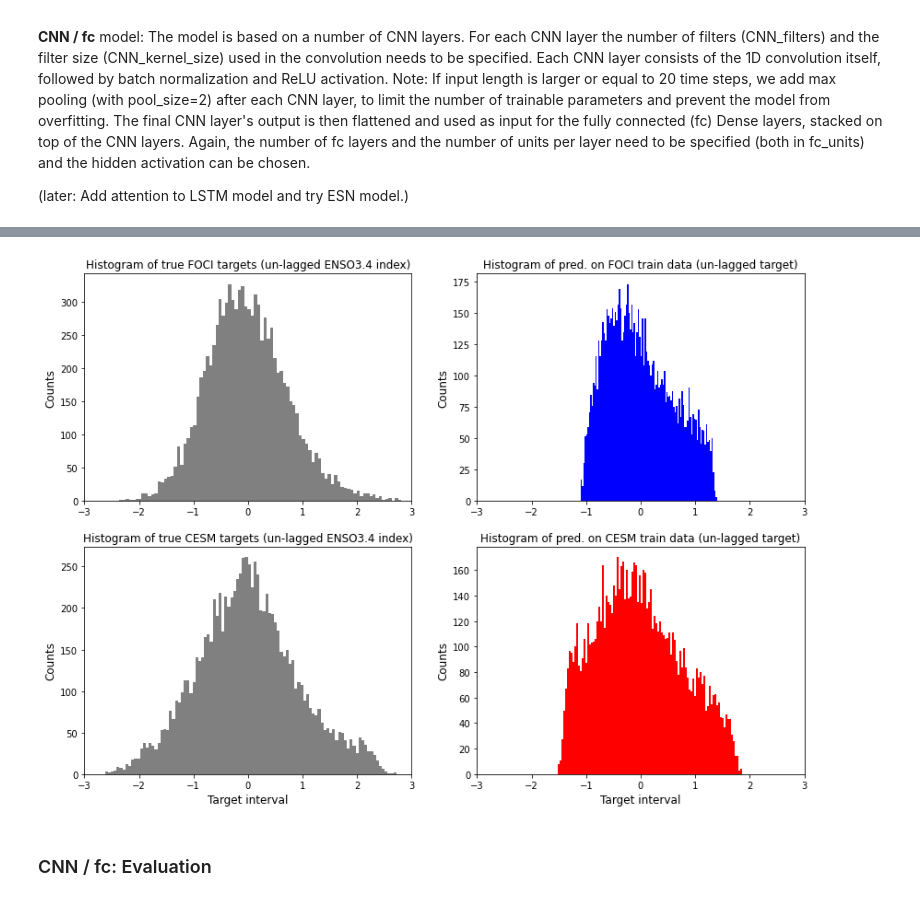
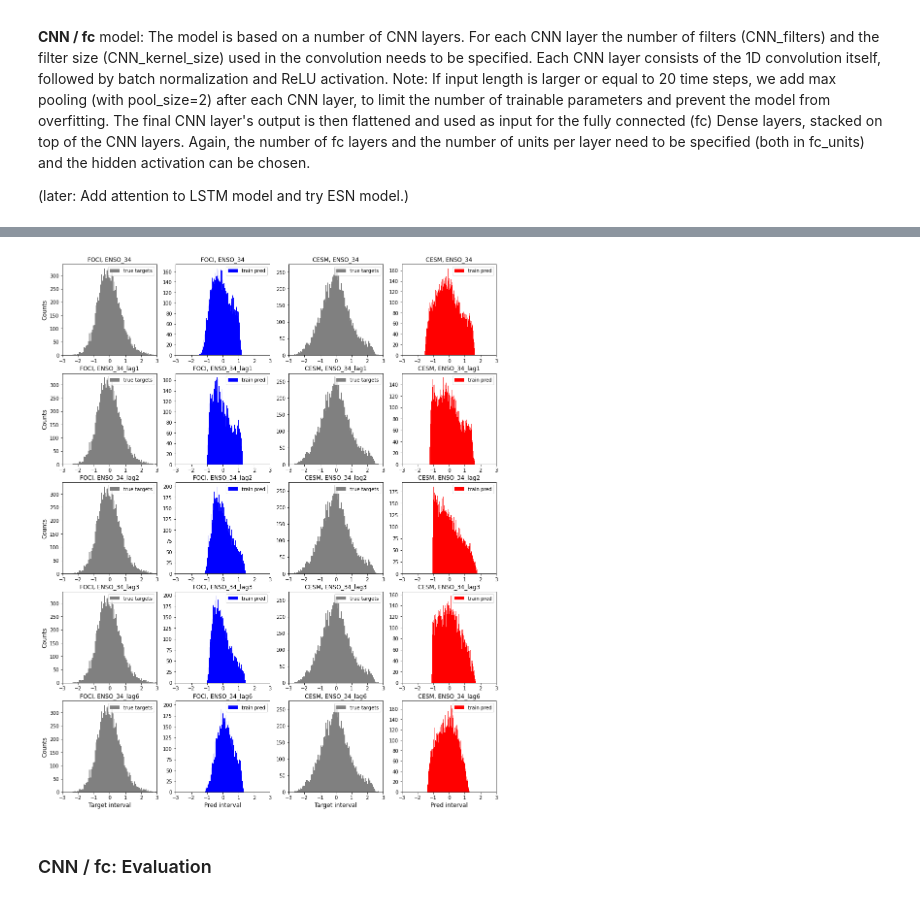
Before and after one commit to MarcoLandtHayen/cicmod_application, a Jupyter notebook: notebooks/02_enso_prediction.ipynb, the cells around one changed output, grey strips where cells are left out. Cells and saved outputs as stored; diff of their text form; code cells hidden in the pictures.

```diff
--- a/notebooks/02_enso_prediction.ipynb
+++ b/notebooks/02_enso_prediction.ipynb
@@ -593,0 +530,20 @@ Epoch 20/20
+# %%
+## Set up compiled CNN/fc models separately for both - FOCI and CESM, and ALL target horizons:
+
+# Initialize storages for models:
+models_CNNfc_FOCI = []
+models_CNNfc_CESM = []
+
+# Set model for ALL target horizons:
+for i in range(len(target_FOCI.columns)):
+    temp_model_FOCI = set_CNN_fc(CNN_filters, CNN_kernel_sizes, fc_units, fc_hidden_activation,
+                                 n_epochs, batch_size, learning_rate, loss_function)
+    temp_model_CESM = set_CNN_fc(CNN_filters, CNN_kernel_sizes, fc_units, fc_hidden_activation,
+                                 n_epochs, batch_size, learning_rate, loss_function)
+    # Store models:
+    models_CNNfc_FOCI.append(temp_model_FOCI)
+    models_CNNfc_CESM.append(temp_model_CESM)
+
+# Show model summary for one model, as example:
+models_CNNfc_FOCI[0].summary()
+plot_model(models_CNNfc_FOCI[0], show_shapes=True, show_layer_names=True)
@@ -623,32 +672,39 @@ val_pred_CESM_lag0 = model_CESM_lag0.predict(val_input_scaled_CESM)
 # %%
 ## Plot histogram of predictions on train data:
 nBins = 100
-fig, axes = plt.subplots(2, 2, figsize=(14,10))
-# FOCI
-axes[0,0].set_xlim([-3,3])
-axes[0,0].hist(train_target_FOCI.values[:,0], nBins, color="grey")
-axes[0,0].set_ylabel("Counts", fontsize=12)
-axes[0,0].set_title("Histogram of true FOCI targets (un-lagged ENSO3.4 index)", fontsize=12)
-axes[0,1].hist(train_pred_FOCI_lag0[:,0], nBins, color="blue")
-axes[0,1].set_ylabel("Counts", fontsize=12)
-axes[0,1].set_title("Histogram of pred. on FOCI train data (un-lagged target)", fontsize=12)
-# CESM
-axes[1,0].hist(train_target_CESM.values[:,0], nBins, color="grey")
-axes[1,0].set_xlabel("Target interval", fontsize=12)
-axes[1,0].set_ylabel("Counts", fontsize=12)
-axes[1,0].set_title("Histogram of true CESM targets (un-lagged ENSO3.4 index)", fontsize=12)
-axes[1,1].hist(train_pred_CESM_lag0[:,0], nBins, color="red")
-axes[1,1].set_xlabel("Target interval", fontsize=12)
-axes[1,1].set_ylabel("Counts", fontsize=12)
-axes[1,1].set_title("Histogram of pred. on CESM train data (un-lagged target)", fontsize=12)
-# Unifiy x limits:
-axes[0,0].set_xlim([-3,3])
-axes[0,1].set_xlim([-3,3])
-axes[1,0].set_xlim([-3,3])
-axes[1,1].set_xlim([-3,3])
+fig, axes = plt.subplots(5, 4, figsize=(16,20))
+
+# Loop over predictions:
+for i in range(len(train_pred_CNNfc_FOCI)):
+
+    # FOCI
+    axes[i,0].hist(train_target_FOCI.values[:,i], nBins, color="grey", label='true targets')
+    axes[i,0].set_ylabel("Counts", fontsize=12)
+    axes[i,0].set_title('FOCI, '+target_FOCI.columns[i], fontsize=12)
+    axes[i,0].set_xlim([-3,3])
+    axes[i,0].legend()
+    axes[i,1].hist(np.array(train_pred_CNNfc_FOCI[i][:,0]), nBins, color="blue", label='train pred')
+    axes[i,1].set_title('FOCI, '+target_FOCI.columns[i], fontsize=12)
+    axes[i,1].set_xlim([-3,3])
+    axes[i,1].legend()
+    # CESM
+    axes[i,2].hist(train_target_CESM.values[:,i], nBins, color="grey", label='true targets')
+    axes[i,2].set_title('CESM, '+target_CESM.columns[i], fontsize=12)
+    axes[i,2].set_xlim([-3,3])
+    axes[i,2].legend()
+    axes[i,3].hist(np.array(train_pred_CNNfc_CESM[i][:,0]), nBins, color="red", label='train pred')
+    axes[i,3].set_title('CESM, '+target_CESM.columns[i], fontsize=12)
+    axes[i,3].set_xlim([-3,3])
+    axes[i,3].legend()
+
+# Add x-axes labels:
+axes[len(train_pred_CNNfc_FOCI)-1,0].set_xlabel("Target interval", fontsize=12)
+axes[len(train_pred_CNNfc_FOCI)-1,1].set_xlabel("Pred interval", fontsize=12)
+axes[len(train_pred_CNNfc_FOCI)-1,2].set_xlabel("Target interval", fontsize=12)
+axes[len(train_pred_CNNfc_FOCI)-1,3].set_xlabel("Pred interval", fontsize=12)
 
 plt.show()
 # %% [output]
-[figure, old version]
+[figure, new version]
 # %% [markdown]
 ### CNN / fc: Evaluation
```
Also changed, not shown: parts of 16 cells of this notebook.
